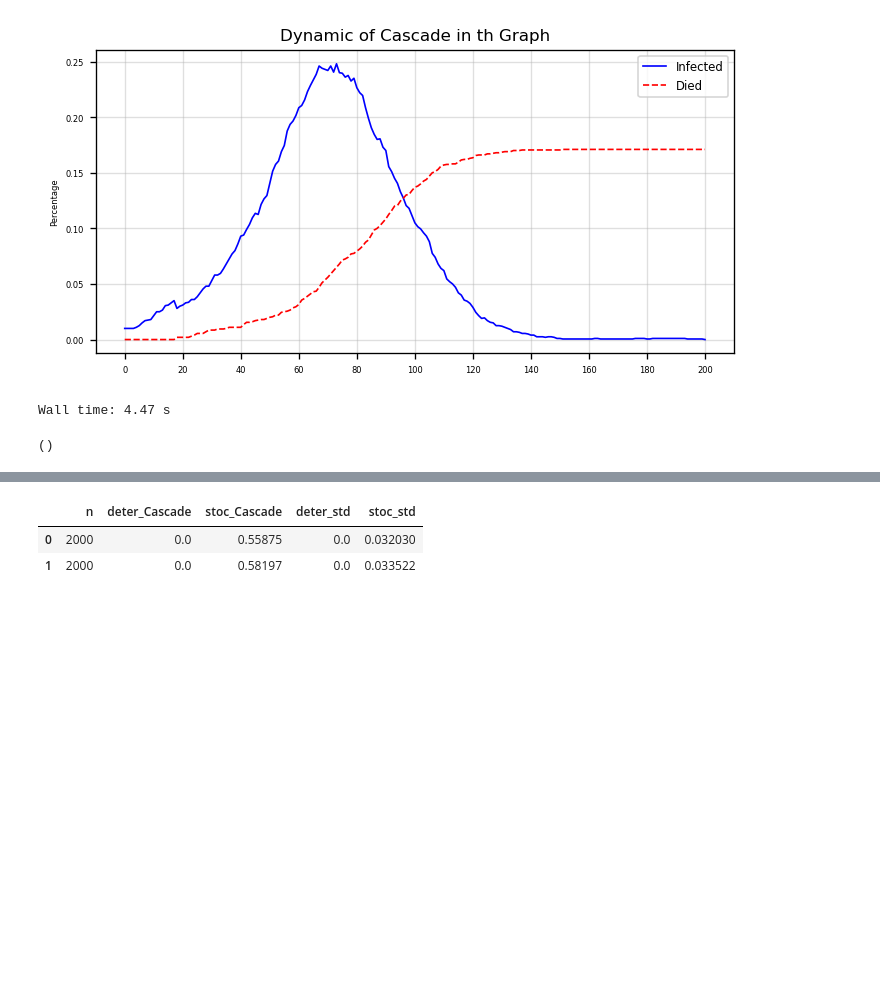
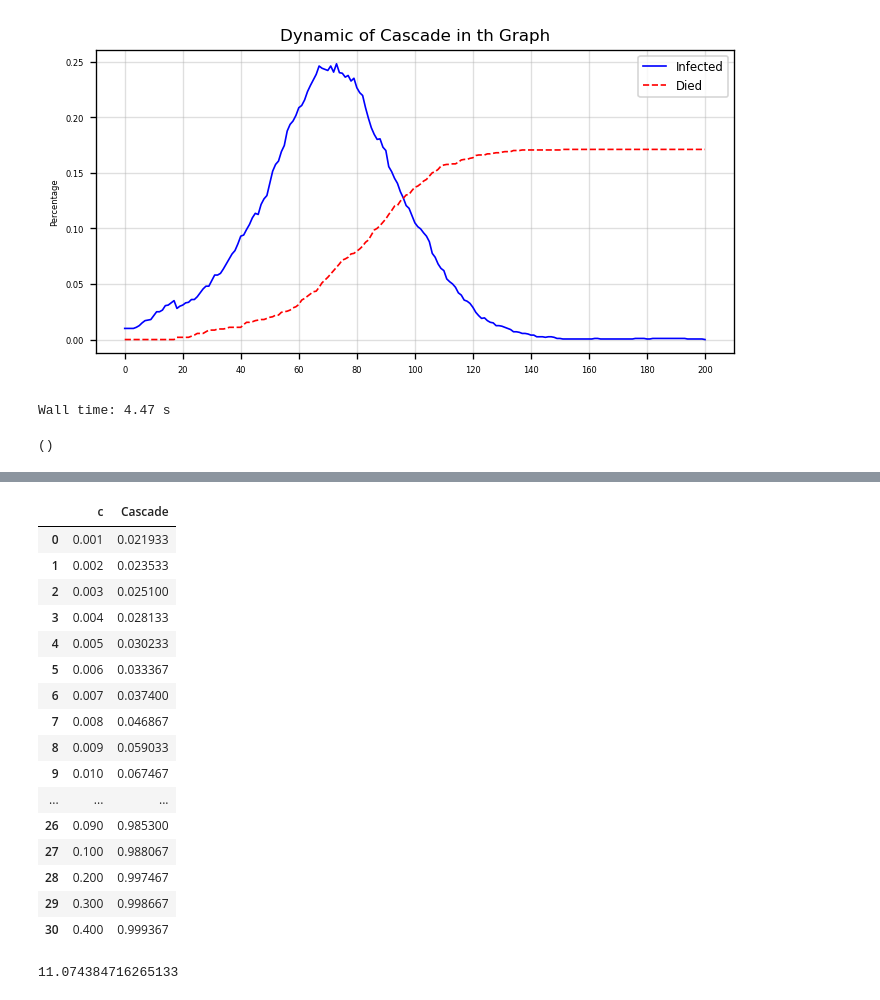
Before and after one commit to MahdiShahrabi/COVID19-Simulation, a Jupyter notebook: Time Dimension/Time_Simulation.ipynb, the cells around one changed output, grey strips where cells are left out. Drawn from its saved outputs; the diff is of its cells as text; code cells hidden in the pictures; blank space fills up the shorter version.

```diff
--- a/Time Dimension/Time_Simulation.ipynb
+++ b/Time Dimension/Time_Simulation.ipynb
@@ -450,10 +450,10 @@ Wall time: 4.47 s
 OUT_dic = {}
 Sim_count = 0
 # SEEDS_NUMBER = list(np.arange(1,30,5)) + list(np.arange(30,150,10))
-# Cs = list(np.arange(0.02,0.1,0.01)) + list(np.arange(0.1,0.5,0.1))
-N = [2000,4000]
-Seed = [20,40]
-for ns in Seed:
+Cs = list(np.arange(0.001,0.02,0.001))+ list(np.arange(0.02,0.1,0.01)) + list(np.arange(0.1,0.5,0.1))
+# N = [2000,4000]
+# Seed = [20,40]
+for c in Cs:
 
     for i in range(1):
         duration = 500  # milliseconds
@@ -463,13 +463,13 @@ for ns in Seed:
 
     OUT = {'deter':{'Cascade':list(),'Peak':list(),'Peak_int':list()},
            'stoch':{'Cascade':list(),'Peak':list(),'Peak_int':list()}}
-    n = 2000
-    d = 20
-    c= 0.01
-    number_seed = ns
-    repeat = 50
+    n = 1000
+    d = 10
+    c= c
+    number_seed = 20
+    repeat = 30
     for i in range(repeat):
-        if i%5==0:
+        if i%15==0:
             now = datetime.datetime.now()
             print ("\n{} from {}\nCurrent time is: ".format(i,repeat))
             print (now.strftime("%H:%M:%S"))
@@ -519,8 +519,8 @@ for ns in Seed:
 
     ## Progress
     now = datetime.datetime.now()
-    print ("\n{} from {}".format(Sim_count,len(Seed)))
-    print ("for n={}\nCurrent time is: ".format(ns))
+    print ("\n{} from {}".format(Sim_count,len(Cs)))
+    print ("for n={}\nCurrent time is: ".format(c))
     print (now.strftime("%H:%M:%S"))
     print ("*****************************************\n")
 
@@ -552,18 +552,39 @@ Wall time: 5min 59s
 # %%
 out_list = []
 
 for k,v in OUT_dic.items():
-    out_list.append([v['n'],
+    out_list.append([v['c'],
                      v['deter'].loc['mean','Cascade'],
                      v['stoc'].loc['mean','Cascade'],
                      v['deter'].loc['std','Cascade'],
                      v['stoc'].loc['std','Cascade']])
 
-out_df = pd.DataFrame(out_list,columns=['n','deter_Cascade','stoc_Cascade','deter_std','stoc_std'])
+out_df = pd.DataFrame(out_list,columns=['c','deter_Cascade','stoc_Cascade','deter_std','stoc_std'])
+out_df = out_df[['c','stoc_Cascade']].rename(columns={'stoc_Cascade':'Cascade'})
 # out_df['diff'] = out_df['stoc_Cascade'] - out_df['deter_Cascade']
 # out_df.to_csv('C_diff.csv')
 out_df
 # %% [output]
-|  | n | deter_Cascade | stoc_Cascade | deter_std | stoc_std |
-| 0 | 2000 | 0.0 | 0.55875 | 0.0 | 0.032030 |
-| 1 | 2000 | 0.0 | 0.58197 | 0.0 | 0.033522 |
+|  | c | Cascade |
+| 0 | 0.001 | 0.021933 |
+| 1 | 0.002 | 0.023533 |
+| 2 | 0.003 | 0.025100 |
+| 3 | 0.004 | 0.028133 |
+| 4 | 0.005 | 0.030233 |
+| 5 | 0.006 | 0.033367 |
+| 6 | 0.007 | 0.037400 |
+| 7 | 0.008 | 0.046867 |
+| 8 | 0.009 | 0.059033 |
+| 9 | 0.010 | 0.067467 |
+| ... | ... | ... |
+| 26 | 0.090 | 0.985300 |
+| 27 | 0.100 | 0.988067 |
+| 28 | 0.200 | 0.997467 |
+| 29 | 0.300 | 0.998667 |
+| 30 | 0.400 | 0.999367 |
+# %%
+G = nx.erdos_renyi_graph(n,d/n)
+w,p = np.linalg.eig(nx.adjacency_matrix(G).todense())
+max(w)
+# %% [output]
+11.074384716265133
```
Also changed, not shown: parts of 1 cell of this notebook.
